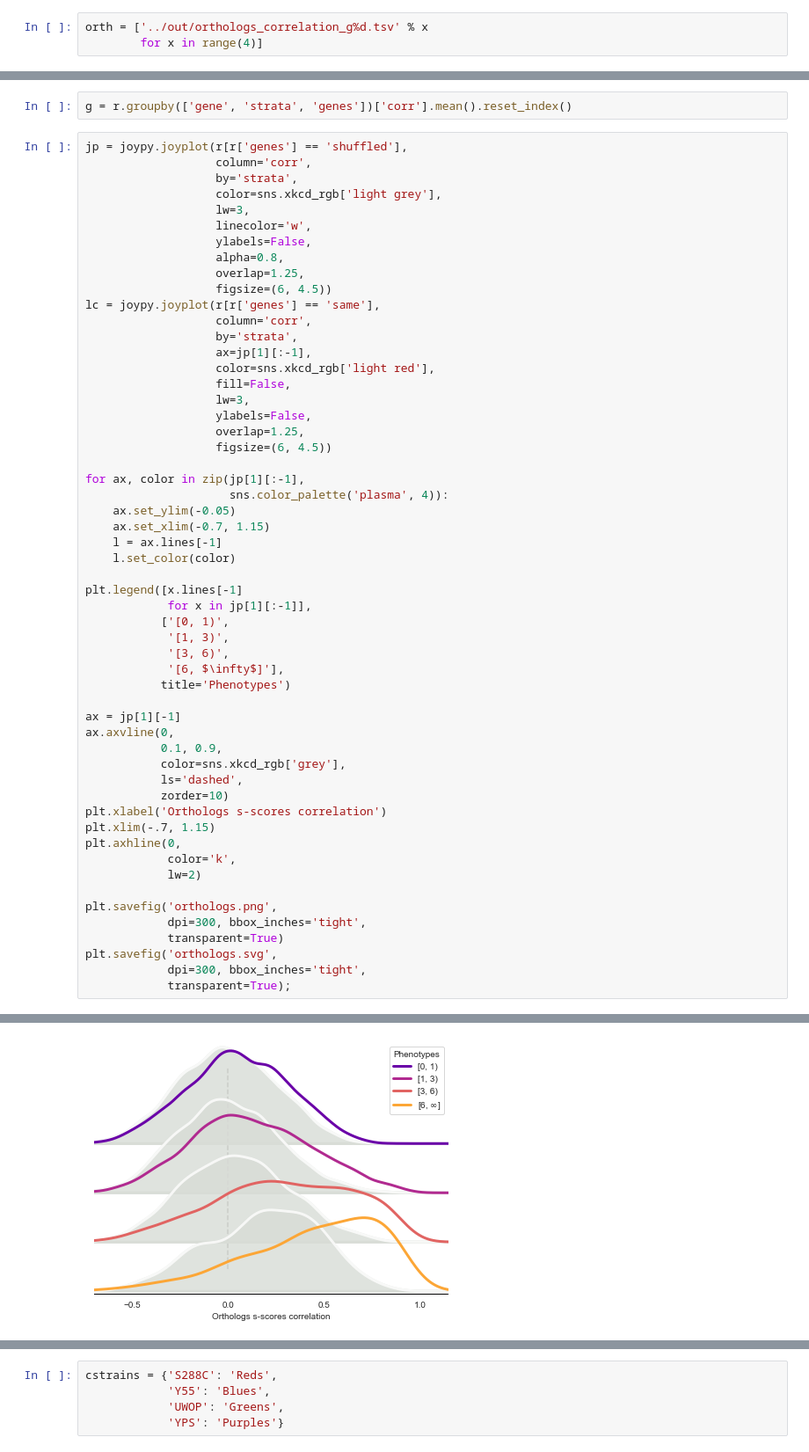
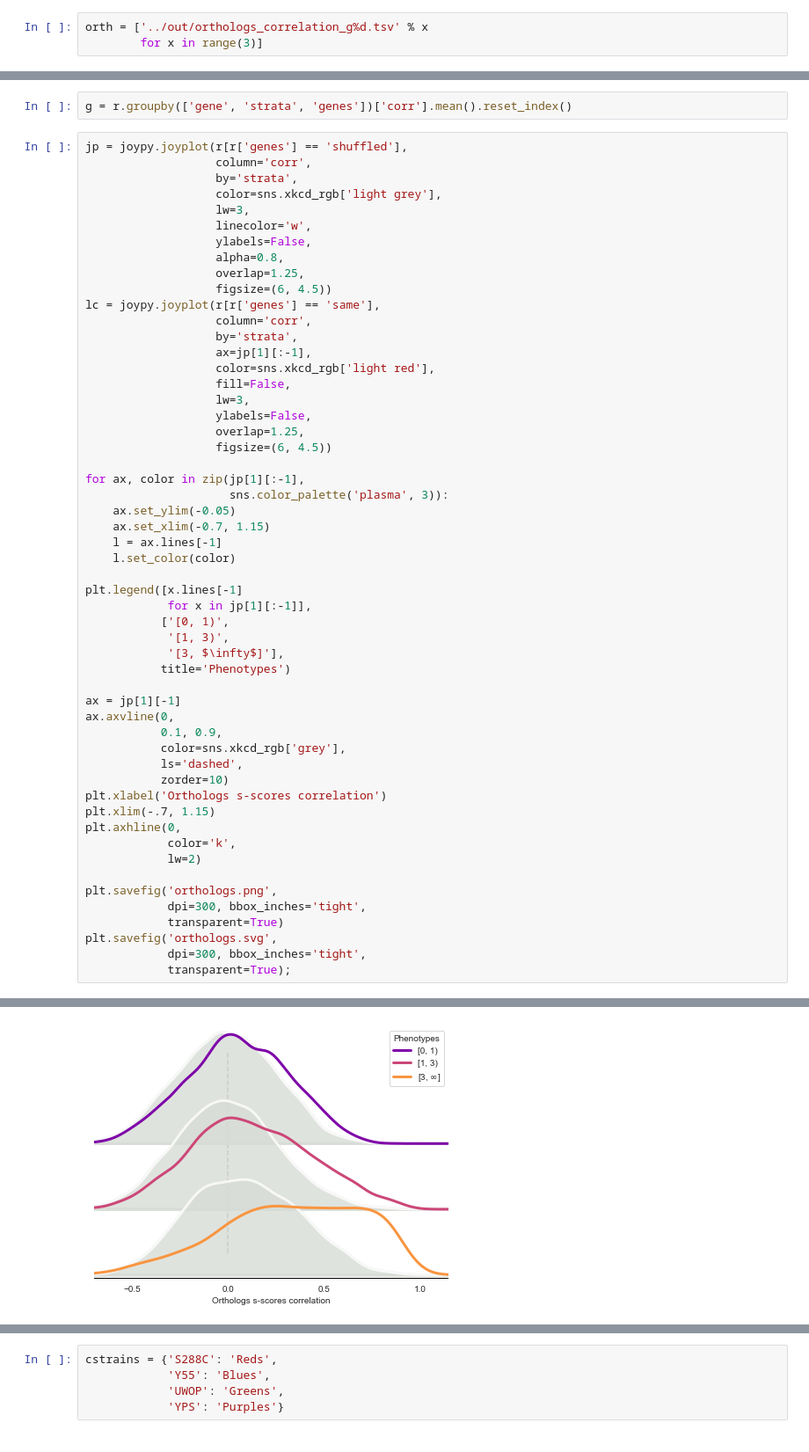
Before and after one commit to mgalardini/2018koyeast, a Jupyter notebook: notebooks/orthologs-strata.ipynb, the cells around one changed output, grey strips where cells are left out. Shown: that part at 88% size. Cells and saved outputs as stored; diff of their text form.

```diff
--- a/notebooks/orthologs-strata.ipynb
+++ b/notebooks/orthologs-strata.ipynb
@@ -1,6 +1,6 @@
 # %%
 orth = ['../out/orthologs_correlation_g%d.tsv' % x
-        for x in range(4)]
+        for x in range(3)]
 # %%
 # plotting imports
 %matplotlib inline
@@ -55,42 +55,41 @@ lc = joypy.joyplot(r[r['genes'] == 'same'],
                    figsize=(6, 4.5))
 
 for ax, color in zip(jp[1][:-1],
-                     sns.color_palette('plasma', 4)):
+                     sns.color_palette('plasma', 3)):
     ax.set_ylim(-0.05)
     ax.set_xlim(-0.7, 1.15)
     l = ax.lines[-1]
     l.set_color(color)
 
 plt.legend([x.lines[-1]
             for x in jp[1][:-1]],
            ['[0, 1)',
             '[1, 3)',
-            '[3, 6)',
-            '[6, $\infty$]'],
+            '[3, $\infty$]'],
            title='Phenotypes')
 
 ax = jp[1][-1]
 ax.axvline(0,
            0.1, 0.9,
            color=sns.xkcd_rgb['grey'],
            ls='dashed',
            zorder=10)
 plt.xlabel('Orthologs s-scores correlation')
 plt.xlim(-.7, 1.15)
 plt.axhline(0,
             color='k',
             lw=2)
 
 plt.savefig('orthologs.png',
             dpi=300, bbox_inches='tight',
             transparent=True)
 plt.savefig('orthologs.svg',
             dpi=300, bbox_inches='tight',
             transparent=True);
 # %% [output]
 Adding an axes using the same arguments as a previous axes currently reuses the earlier instance.  In a future version, a new instance will always be created and returned.  Meanwhile, this warning can ...
   "Adding an axes using the same arguments as a previous axes "
-[figure, old version]
+[figure, new version]
 # %%
 jp = joypy.joyplot(g[g['genes'] == 'shuffled'],
                    column='corr',
```
Also changed, not shown: parts of 3 cells of this notebook, 2 other files.
